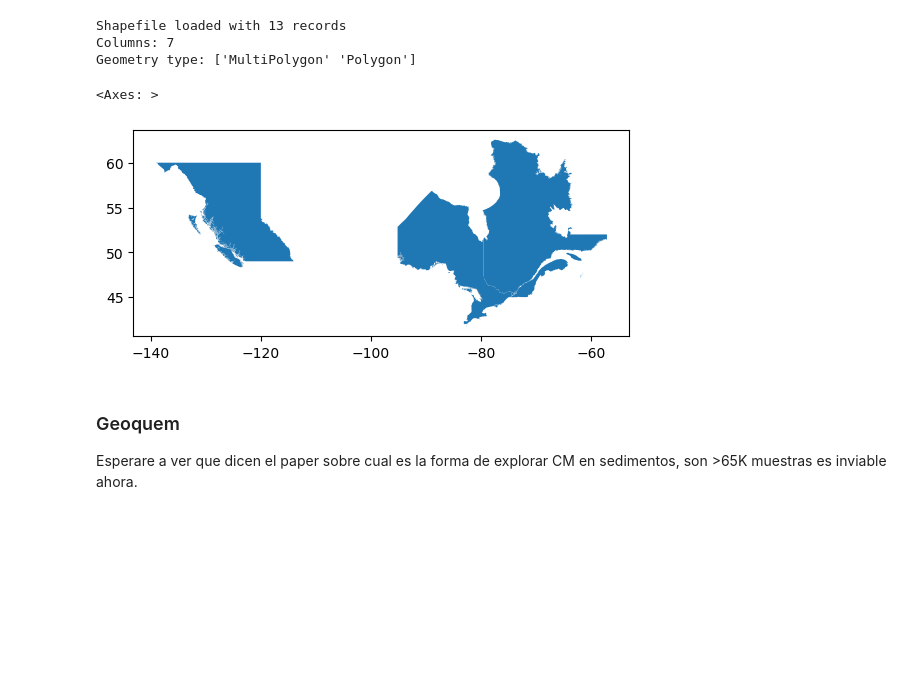
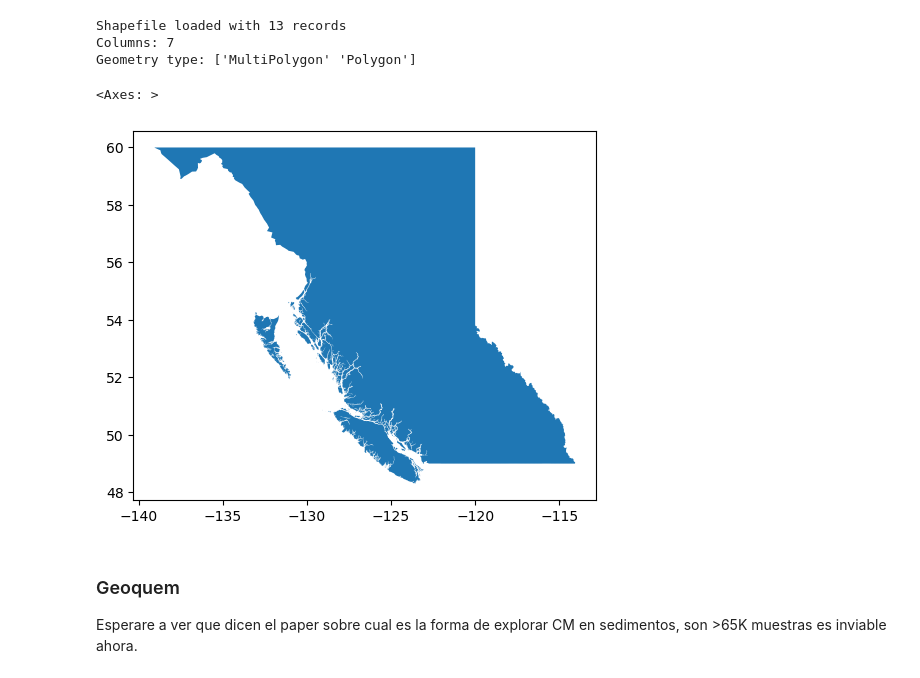
Before and after one commit to cvillarragamo/Tech_Treasures_Challenge, a Jupyter notebook: 1_Data_Collection_Cleaning.ipynb, the cells around one changed output. Cells and saved outputs as stored; diff of their text form; code cells hidden in the pictures; blank space fills up the shorter version.

```diff
--- a/1_Data_Collection_Cleaning.ipynb
+++ b/1_Data_Collection_Cleaning.ipynb
@@ -50,11 +57,11 @@ Columns: 7
 Geometry type: ['MultiPolygon' 'Polygon']
 # %%
 # target_province=admin[admin['PRENAME'].isin(['British Columbia','Nunavut','Ontario','Quebec','Yukon'])]
-target_province=admin[admin['PRENAME'].isin(['British Columbia','Ontario','Quebec'])]
+target_province=admin[admin['PRENAME'].isin(['British Columbia'])]#,'Ontario','Quebec'])]
 target_province.plot()
 # %% [output]
 <Axes: >
-[figure, old version]
+[figure, new version]
 # %% [markdown]
 ### Geoquem
 
```
Also changed, not shown: parts of 8 cells of this notebook, 18 other files.
